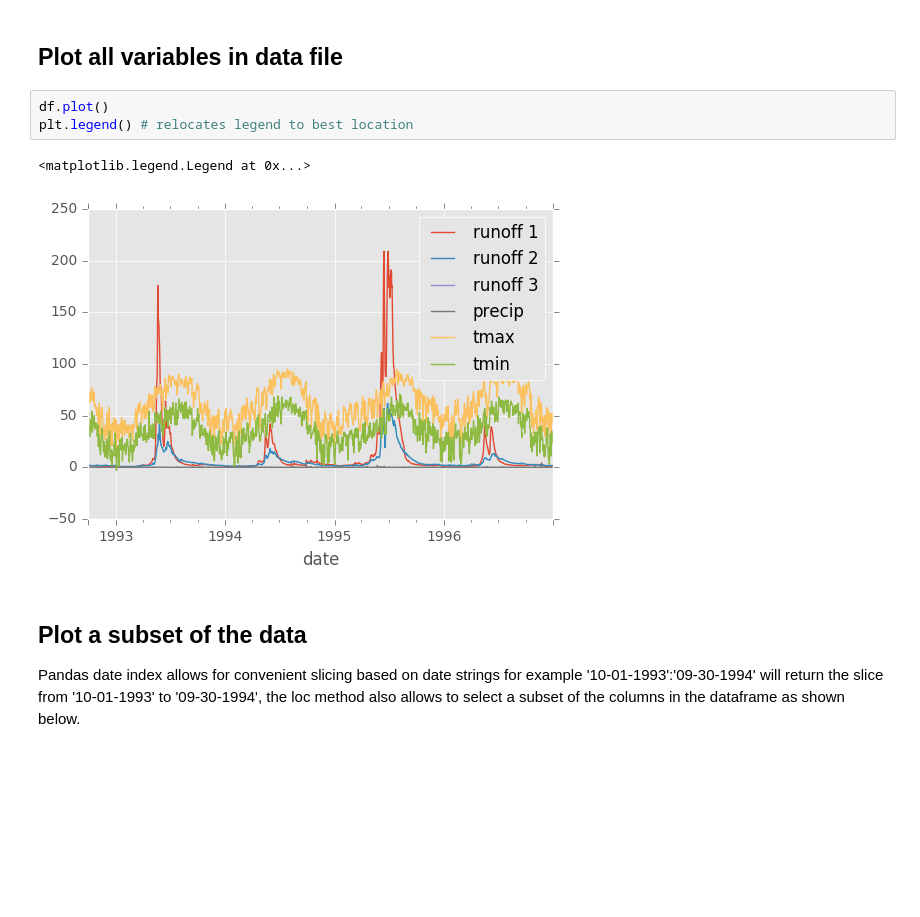
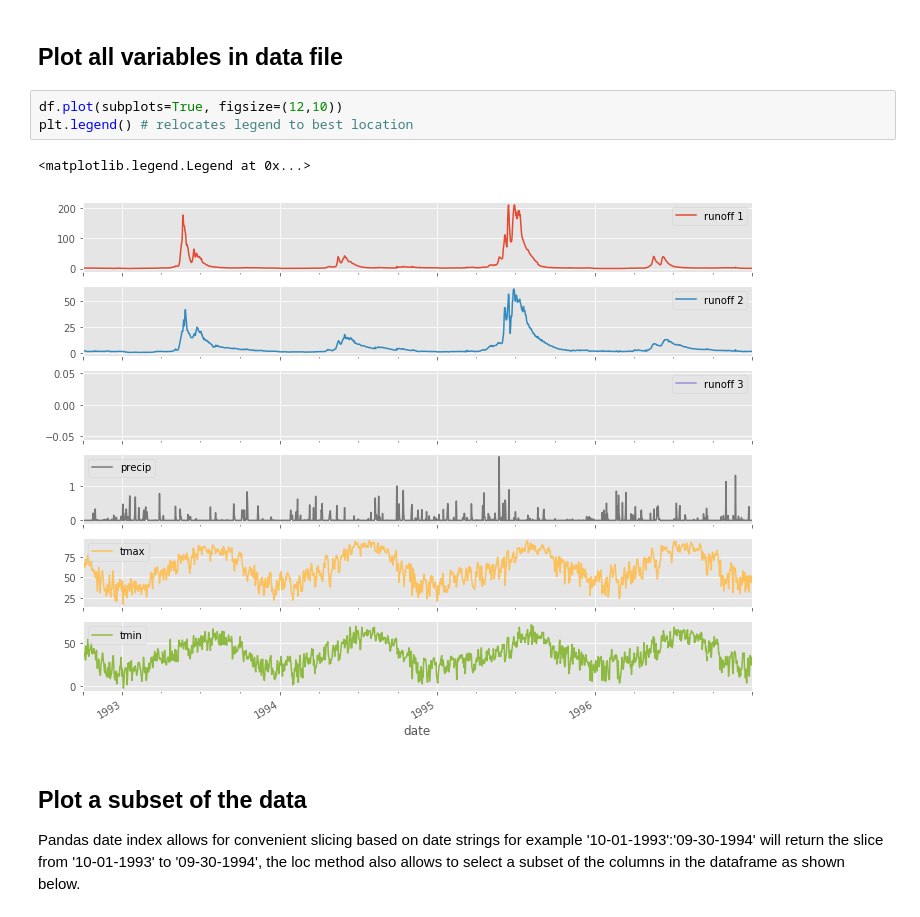
Before and after one commit to PRMS-Python/PRMS-Python, a Jupyter notebook: notebooks/data_examples.ipynb, the cells around one changed output. Drawn from its saved outputs; the diff is of its cells as text; blank space fills up the shorter version.

```diff
--- a/notebooks/data_examples.ipynb
+++ b/notebooks/data_examples.ipynb
@@ -41,11 +40,11 @@ df.tail() # last five rows of data
 # %% [markdown]
 ## Plot all variables in data file
 # %%
-df.plot()
+df.plot(subplots=True, figsize=(12,10))
 plt.legend() # relocates legend to best location
 # %% [output]
 <matplotlib.legend.Legend at 0x...>
-[figure, old version]
+[figure, new version]
 # %% [markdown]
 ## Plot a subset of the data
 Pandas date index allows for convenient slicing based on date strings for example '10-01-1993':'09-30-1994' will return the slice from '10-01-1993' to '09-30-1994', the loc method also allows to select a subset of the columns in the dataframe as shown below.
```
Also changed, not shown: parts of 5 cells of this notebook, 8 other files.
